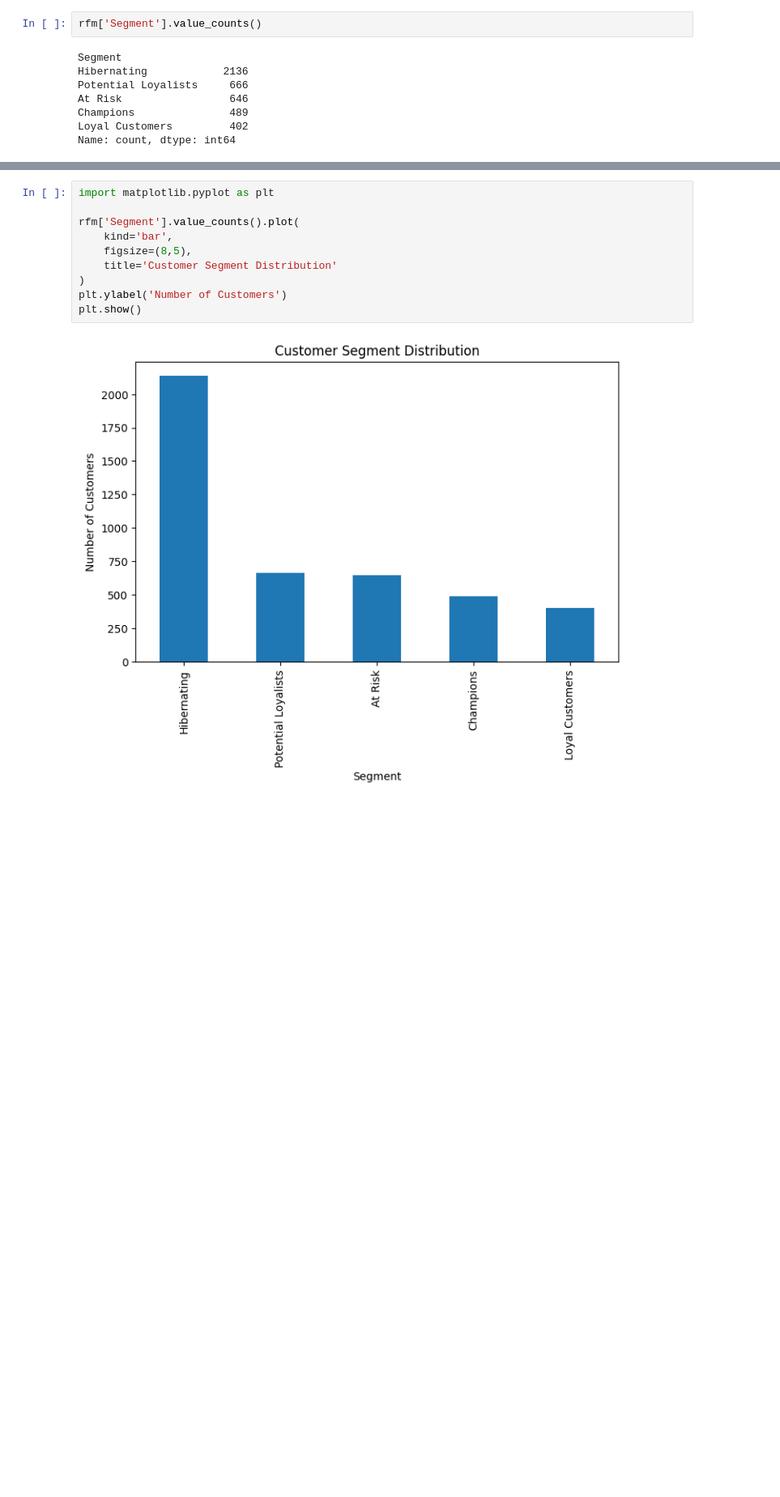
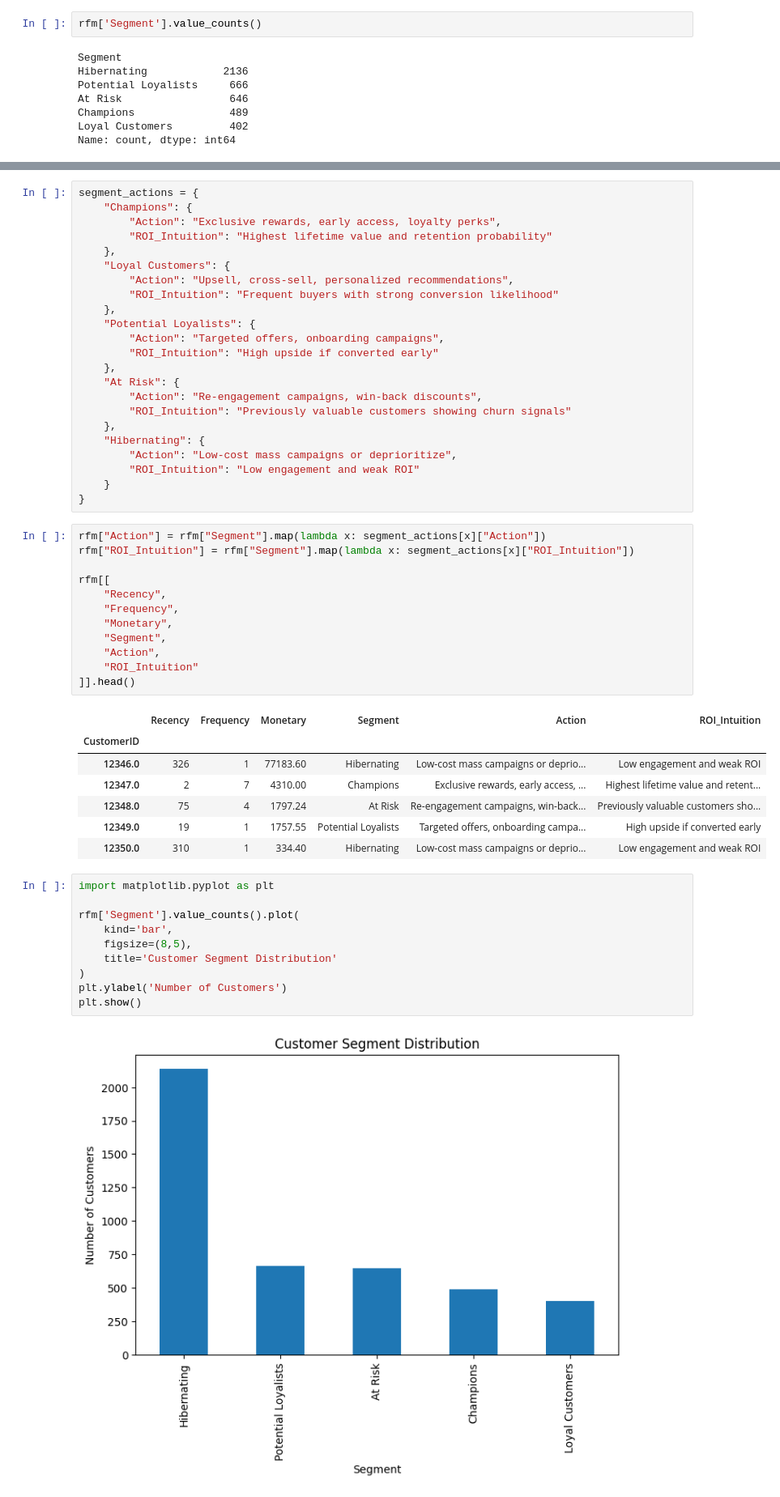
Before and after one commit to soumithgoli6/rfm-customer-segmentation, a Jupyter notebook: notebooks/rfm_analysis.ipynb, the cells around one changed output, grey strips where cells are left out. Shown: that part at 81% size. Drawn from its saved outputs; the diff is of its cells as text; blank space fills up the shorter version.

Commit message:
Clean repo: apply .gitignore and finalize customer action mapping

```diff
--- a/notebooks/rfm_analysis.ipynb
+++ b/notebooks/rfm_analysis.ipynb
@@ -205,3 +213,46 @@ Name: count, dtype: int64
+# %%
+segment_actions = {
+    "Champions": {
+        "Action": "Exclusive rewards, early access, loyalty perks",
+        "ROI_Intuition": "Highest lifetime value and retention probability"
+    },
+    "Loyal Customers": {
+        "Action": "Upsell, cross-sell, personalized recommendations",
+        "ROI_Intuition": "Frequent buyers with strong conversion likelihood"
+    },
+    "Potential Loyalists": {
+        "Action": "Targeted offers, onboarding campaigns",
+        "ROI_Intuition": "High upside if converted early"
+    },
+    "At Risk": {
+        "Action": "Re-engagement campaigns, win-back discounts",
+        "ROI_Intuition": "Previously valuable customers showing churn signals"
+    },
+    "Hibernating": {
+        "Action": "Low-cost mass campaigns or deprioritize",
+        "ROI_Intuition": "Low engagement and weak ROI"
+    }
+}
+# %%
+rfm["Action"] = rfm["Segment"].map(lambda x: segment_actions[x]["Action"])
+rfm["ROI_Intuition"] = rfm["Segment"].map(lambda x: segment_actions[x]["ROI_Intuition"])
+
+rfm[[
+    "Recency",
+    "Frequency",
+    "Monetary",
+    "Segment",
+    "Action",
+    "ROI_Intuition"
+]].head()
+# %% [output]
+|  | Recency | Frequency | Monetary | Segment | Action | ROI_Intuition |
+| CustomerID |  |  |  |  |  |  |
+| 12346.0 | 326 | 1 | 77183.60 | Hibernating | Low-cost mass campaigns or deprio... | Low engagement and weak ROI |
+| 12347.0 | 2 | 7 | 4310.00 | Champions | Exclusive rewards, early access, ... | Highest lifetime value and retent... |
+| 12348.0 | 75 | 4 | 1797.24 | At Risk | Re-engagement campaigns, win-back... | Previously valuable customers sho... |
+| 12349.0 | 19 | 1 | 1757.55 | Potential Loyalists | Targeted offers, onboarding campa... | High upside if converted early |
+| 12350.0 | 310 | 1 | 334.40 | Hibernating | Low-cost mass campaigns or deprio... | Low engagement and weak ROI |
 # %%
 import matplotlib.pyplot as plt
 
```
Also changed, not shown: parts of 1 cell of this notebook, 1 other file.
